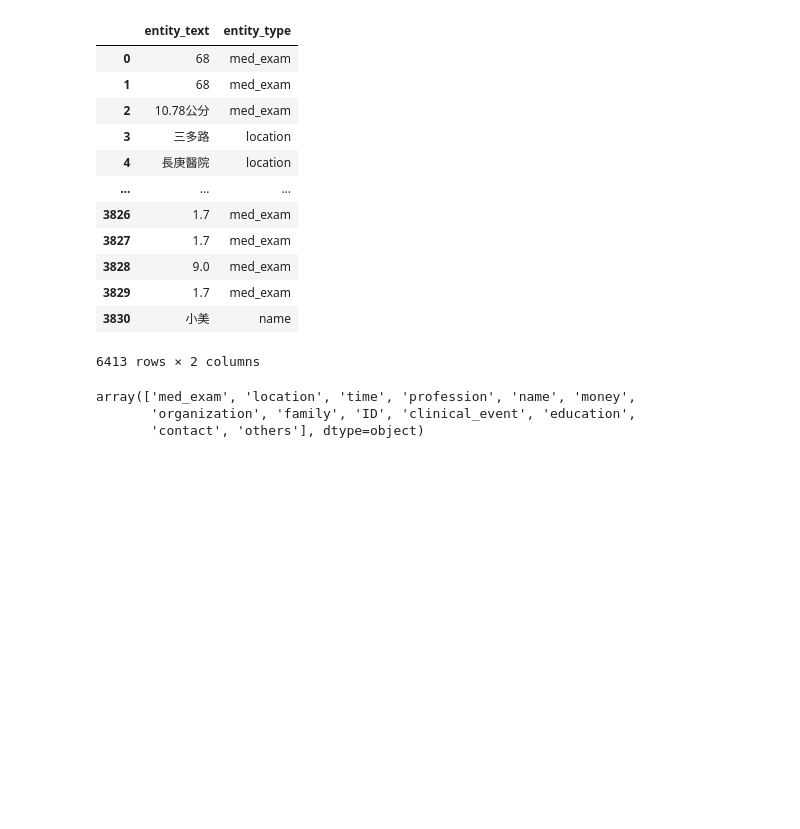
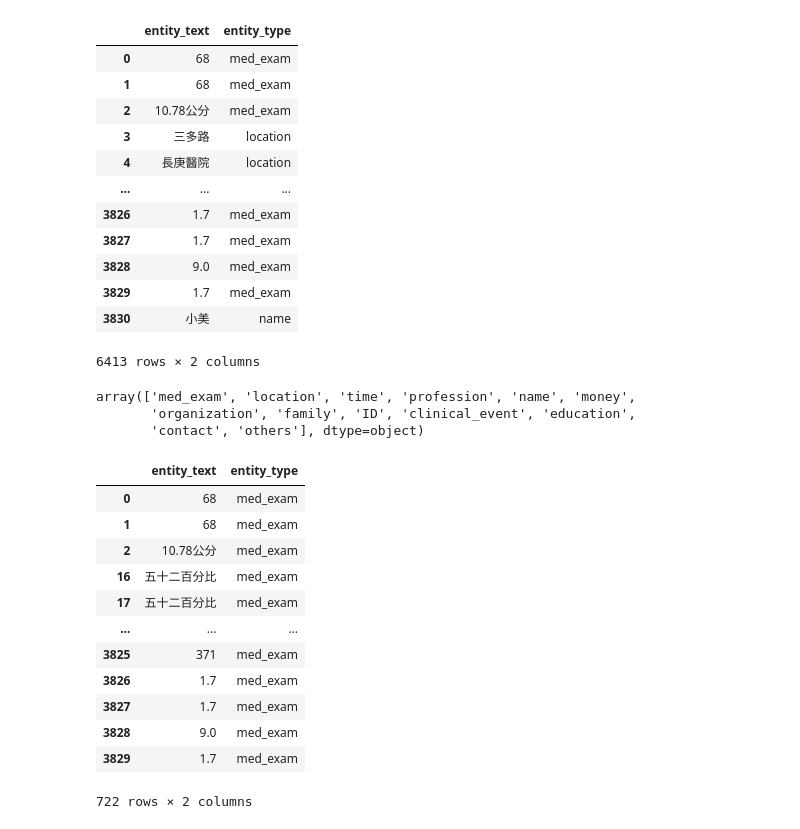
Before and after one commit to wuling31715/2020-AI-CUP, a Jupyter notebook: Danny/kashgari/data_analysis.ipynb, the cells around one changed output. Cells and saved outputs as stored; diff of their text form; code cells hidden in the pictures; blank space fills up the shorter version.

```diff
--- a/Danny/kashgari/data_analysis.ipynb
+++ b/Danny/kashgari/data_analysis.ipynb
@@ -93,6 +93,21 @@ array(['med_exam', 'location', 'time', 'profession', 'name', 'money',
        'contact', 'others'], dtype=object)
 # %%
 med_exam = df[df['entity_type'] == 'med_exam']
-med_exam.to_csv('data/med_exam.csv', index=False)
+med_exam.to_csv('data2/med_exam.csv', index=False)
+med_exam
+# %% [output]
+|  | entity_text | entity_type |
+| 0 | 68 | med_exam |
+| 1 | 68 | med_exam |
+| 2 | 10.78公分 | med_exam |
+| 16 | 五十二百分比 | med_exam |
+| 17 | 五十二百分比 | med_exam |
+| ... | ... | ... |
+| 3825 | 371 | med_exam |
+| 3826 | 1.7 | med_exam |
+| 3827 | 1.7 | med_exam |
+| 3828 | 9.0 | med_exam |
+| 3829 | 1.7 | med_exam |
+722 rows × 2 columns
 # %%
 location = df[df['entity_type'] == 'location']
```
Also changed, not shown: parts of 12 cells of this notebook, 5 other files.
